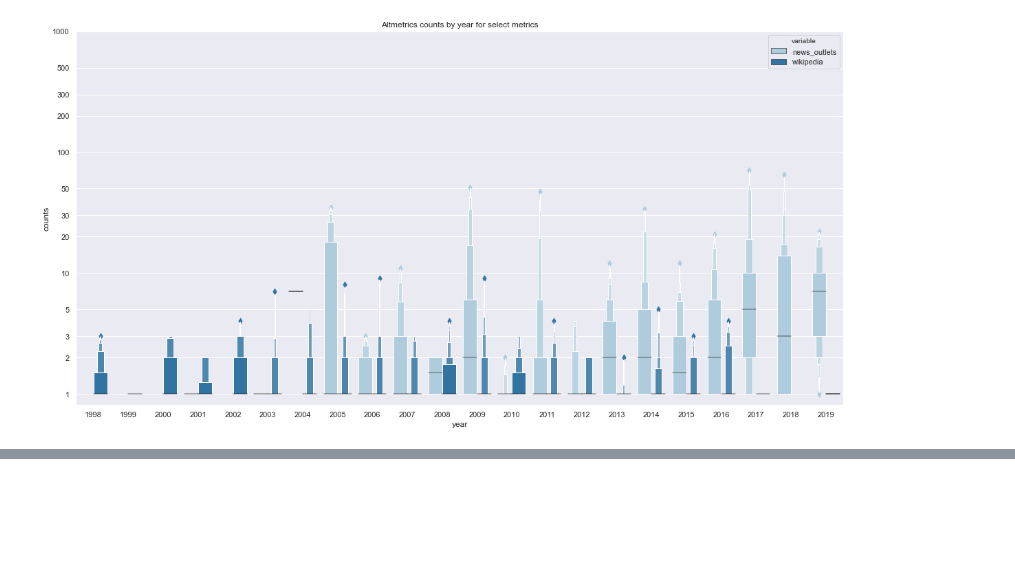
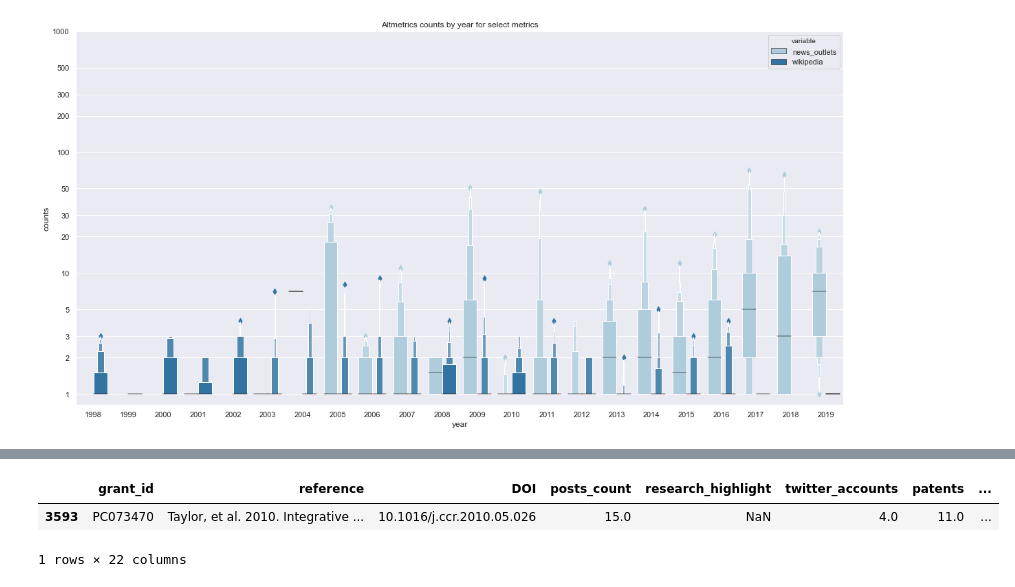
Before and after one commit to ScholCommLab/tracking-grants, a Jupyter notebook: notebooks/reports/interim_report_2.ipynb, the cells around one changed output, grey strips where cells are left out. Saved outputs shown, nothing was run; the diff lists cells and outputs as text; code cells hidden in the pictures; blank space fills up the shorter version.

```diff
--- a/notebooks/reports/interim_report_2.ipynb
+++ b/notebooks/reports/interim_report_2.ipynb
@@ -346,0 +394,9 @@ plt.title("Altmetrics counts by year for select metrics");
+# %%
+df = refs[['grant_id', 'reference']].drop_duplicates().merge(articles.reset_index()[['DOI', 'reference']], left_on="reference", right_on="reference")
+df = df.merge(metrics, left_on="DOI", right_index=True)
+# %%
+df[df.grant_id=="PC073470"]
+# %% [output]
+|  | grant_id | reference | DOI | posts_count | research_highlight | twitter_accounts | patents | ... |
+| 3593 | PC073470 | Taylor, et al. 2010. Integrative ... | 10.1016/j.ccr.2010.05.026 | 15.0 | NaN | 4.0 | 11.0 | ... |
+1 rows × 22 columns
```
Also changed, not shown: parts of 9 cells of this notebook, 15 other files.
